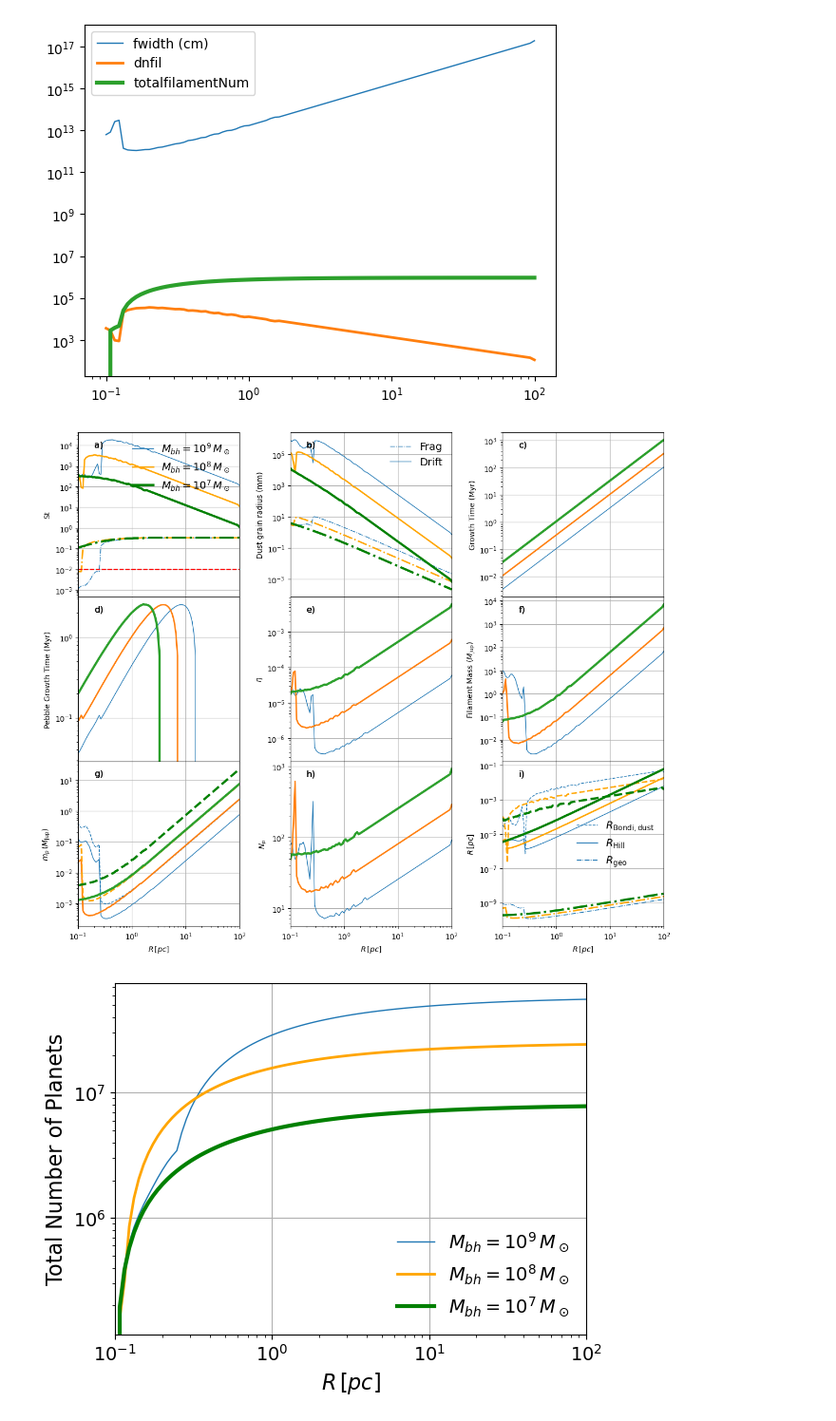
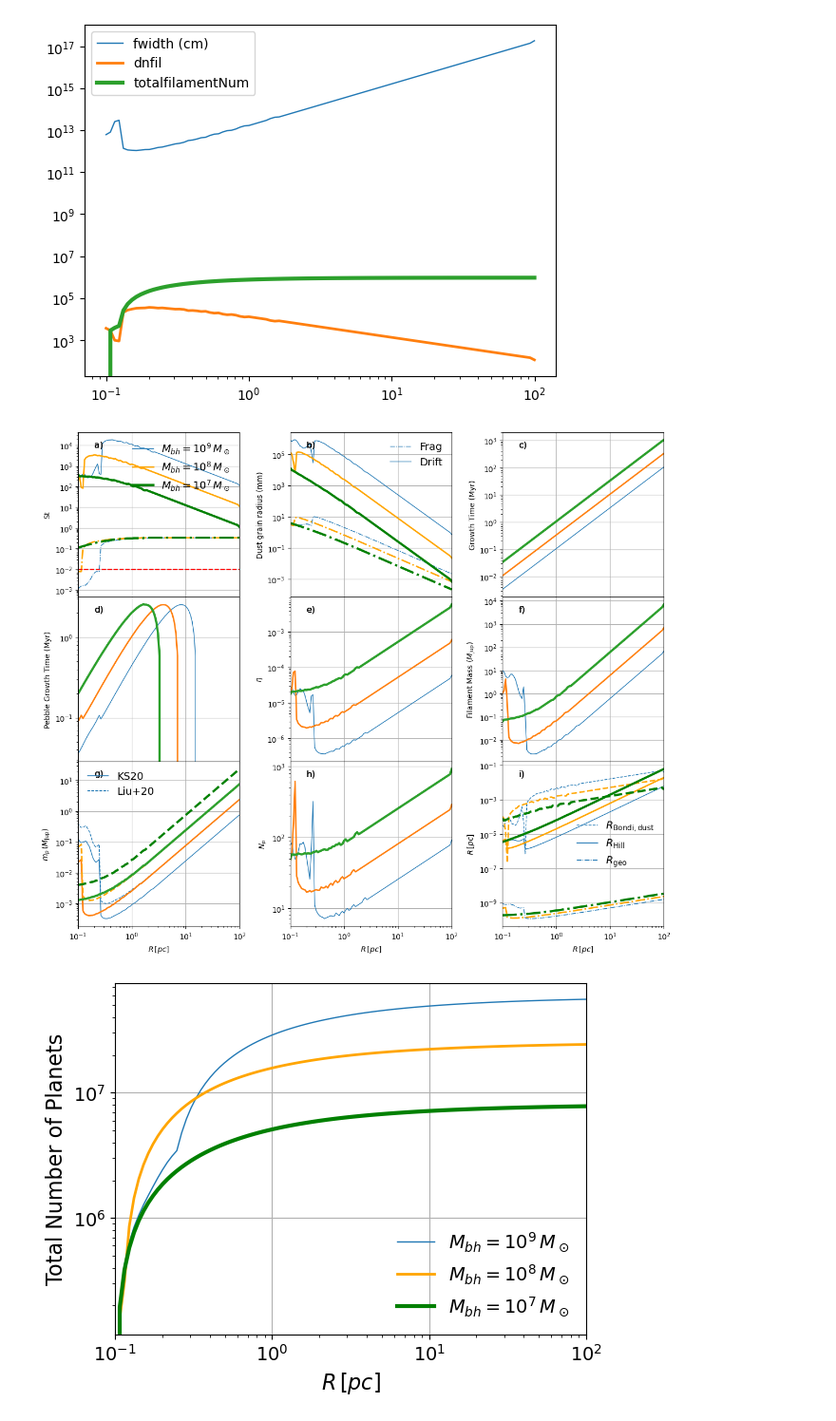
Before and after one commit to mbhupe/EmbeddedAGN, a Jupyter notebook: planetsAGN-magnetic_work.ipynb, the cells around one changed output. Shown at 95% size. Cells and saved outputs as stored; diff of their text form; code cells hidden in the pictures.

```diff
--- a/planetsAGN-magnetic_work.ipynb
+++ b/planetsAGN-magnetic_work.ipynb
@@ -369,13 +369,13 @@ def readstreamingInstability(alpha,Mbh):
     # print(totaldustmass)
     gravityparamater = (4.*np.pi*G*rho/Omega**2.)
 
-    mmin  = 1/9. * (alpha/(St*Sc))**1.5 * h**3 * M #Klahr+2020
+    mmin     = 1/9. * (alpha/(St*Sc))**1.5 * h**3 * M #Klahr+2020
 
-    mmin_Liu = 3.7e-9*(Z/0.02)**0.5 *(gravityparamater/np.pi)**1.5*(h/0.05)**3. * M #Liu, B.+ 2020
+    mmin_Liu = 3.8e-9*(Z/0.02)**0.5 *(gravityparamater/np.pi)**1.5*(h/0.05)**3. * M #Liu, B.+ 2020
 
     Ntot  = filament_mass/mmin
 
-    vk = Omega*r
+    vk    = Omega*r
     tgrow = 2/ (np.sqrt(np.pi)*coagulation_efficiency*Z*Omega)  # Reference Lorek & Johansen 2022
 
     filament_width = eta*r
@@ -392,12 +392,12 @@ def readstreamingInstability(alpha,Mbh):
     for ir in range(1,nr):
         totalplanets[ir] = totalplanets[ir-1] + dnplanets[ir]
 
-    Rpeb = SI_St_threshold *cs*rho/(rho_bullet*Omega)
+    Rpeb             = SI_St_threshold *cs*rho/(rho_bullet*Omega)
     PebbleGrowthTime = tgrow * np.log(Rpeb/R0)
     # PebbleGrowthTime = 10.*Rpeb
-    RBondi_gas = 2*G*mmin/cs**2
+    RBondi_gas  = 2*G*mmin/cs**2
     RBondi_dust = 2*G*mmin/(eta*vk)**2
-    RHill = r*np.cbrt(mmin/M/3.)
+    RHill       = r*np.cbrt(mmin/M/3.)
 
     lambdai = 1.1 #Look into Eq. 1 in Krumholz+06
     machnum = 0.0 #can we tune this?
@@ -471,8 +471,8 @@ def plotstreaming(param,color,lw,variable,counter,cutr):
     ax[1][2].plot(param['rrs'][1][cutr:], param['filamentmass'][1][cutr:],lw=lw)
     #ax[1][2].plot(param['rrs'][1][cutr:], param['roche_density'][1][cutr:],lw=lw)
 
-    ax[2][0].plot(param['rrs'][1][cutr:], param['mmin/Mjup'][1][cutr:],lw=lw)
-    ax[2][0].plot(param['rrs'][1][cutr:], param['mminLiu/Mjup'][1][cutr:],lw=lw,linestyle='--',color=color)
+    ax[2][0].plot(param['rrs'][1][cutr:], param['mmin/Mjup'][1][cutr:],lw=lw,label='KS20')
+    ax[2][0].plot(param['rrs'][1][cutr:], param['mminLiu/Mjup'][1][cutr:],lw=lw,linestyle='--',color=color,label='Liu+20')
 
 
     ax[2][1].plot(param['rrs'][1][cutr:], param['Ntot (Filament Mass) '][1][cutr:],lw=lw)
@@ -483,9 +483,12 @@ def plotstreaming(param,color,lw,variable,counter,cutr):
 
     # ax[0][1].legend(frameon=False,fontsize=font)
     ax[0][0].legend(frameon=False,fontsize=font)
+    if (lw==1):
+        ax[2][0].legend(frameon=False,fontsize=font)
     # ax[0][1].legend(frameon=False,fontsize=font)
     if (lw==1):
         ax[0][1].legend(frameon=False,fontsize=font)
+
     if(counter==0):ax[2][2].legend(frameon=False,fontsize=font)
     ax[0][0].set_ylabel(param['St_frag'][0])
 
@@ -509,34 +512,34 @@ def plotstreaming(param,color,lw,variable,counter,cutr):
     ax[0][0].text(0.1, 0.95, "a)",transform=ax[0][0].transAxes, fontsize=12,va="top")
     ax[0][1].text(0.1, 0.95, "b)",transform=ax[0][1].transAxes, fontsize=12,va="top")
     ax[0][2].text(0.1, 0.95, "c)",transform=ax[0][2].transAxes, fontsize=12,va="top")
     ax[1][0].text(0.1, 0.95, "d)",transform=ax[1][0].transAxes, fontsize=12,va="top")
     ax[1][1].text(0.1, 0.95, "e)",transform=ax[1][1].transAxes, fontsize=12,va="top")
     ax[1][2].text(0.1, 0.95, "f)",transform=ax[1][2].transAxes, fontsize=12,va="top")
     ax[2][0].text(0.1, 0.95, "g)",transform=ax[2][0].transAxes, fontsize=12,va="top")
     ax[2][1].text(0.1, 0.95, "h)",transform=ax[2][1].transAxes, fontsize=12,va="top")
     ax[2][2].text(0.1, 0.95, "i)",transform=ax[2][2].transAxes, fontsize=12,va="top")
 
     plt.setp(ax,yscale='log',xscale='log')
 
     for i in range(3):
         for j in range(3):
             ax[i][j].grid()
             # ax[i][j].axvline(ragn /rs, -100, 100,color='r',ls='dashed')
             ax[i][j].set_xlim(1e-1,1e2)
     param = {}
 
 plotstreaming(data1,'#1f77b4',1,plotvar[0],0,cutr)
 plotstreaming(data2,'Orange',2,plotvar[1],1,cutr)
 plotstreaming(data3,'Green',3,plotvar[2],2,cutr)
 if(plotvar == variablealpha):
     plt.savefig("streamingInstability_alphavar_mbh1e6_zoom.png",format='png',transparent='True',bbox_inches='tight')
     plt.savefig("streamingInstability_alphavar_mbh1e6_zoom.pdf",format='pdf',transparent='True',bbox_inches='tight')
 if(plotvar == variablembh):
     plt.savefig("streamingInstability_alpha1em4_mbhvar_zoom.png",format='png',transparent='True',bbox_inches='tight')
     plt.savefig("streamingInstability_alpha1em4_mbhvar_zoom.pdf",format='pdf',transparent='True',bbox_inches='tight')
 plt.show()
 # %% [output]
-[figure, old version]
+[figure, new version]
 # %%
 plt.plot(data1['rrs'][1][cutr:], data1['totalplanets'][1][cutr:],color='#1f77b4',lw=1,label=variablembh[0])
 plt.plot(data1['rrs'][1][cutr:], data2['totalplanets'][1][cutr:],color='Orange',lw=2, label=variablembh[1])
```
